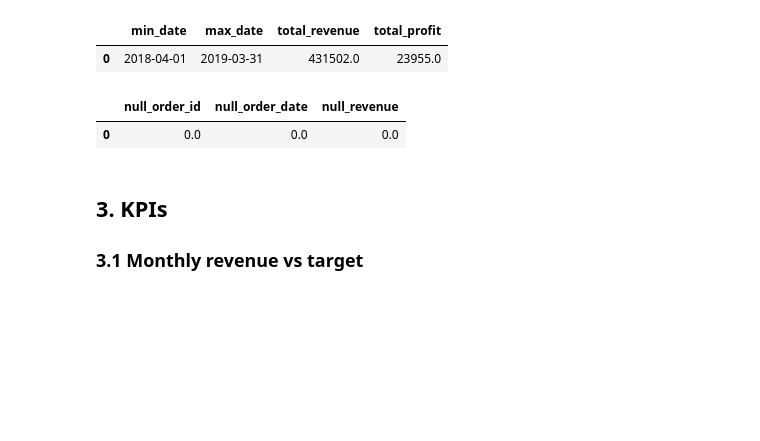
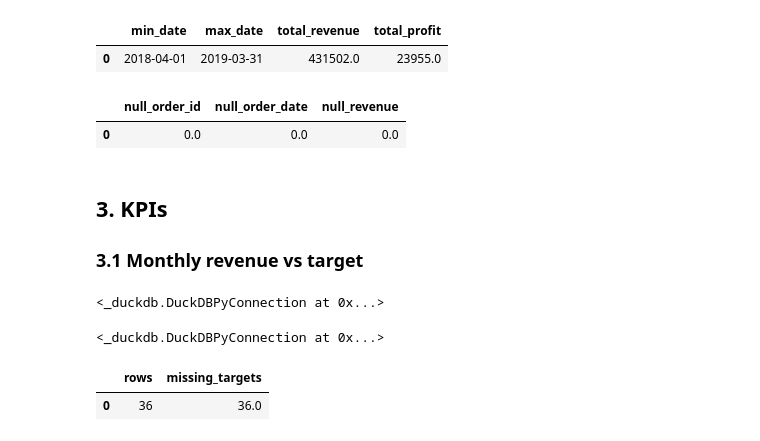
Before and after one commit to eledelaf/E-commerce-Analytics, a Jupyter notebook: portfolio_analysis.ipynb, the cells around one changed output. Saved outputs shown, nothing was run; the diff lists cells and outputs as text; code cells hidden in the pictures; blank space fills up the shorter version.

```diff
--- a/portfolio_analysis.ipynb
+++ b/portfolio_analysis.ipynb
@@ -264,3 +263,49 @@ FROM clean.fact_order_lines;
 ## 3. KPIs
 
 ### 3.1 Monthly revenue vs target
+# %%
+con.execute("""
+CREATE OR REPLACE TABLE clean.kpi_monthly_category AS
+            SELECT order_month,
+            category,
+            SUM(revenue) AS revenue,
+            SUM(profit) AS profit,
+            SUM(quantity) AS units,
+            COUNT(DISTINCT order_id) AS num_orders
+    FROM clean.fact_order_lines
+    GROUP BY order_month, category
+""")
+# %% [output]
+<_duckdb.DuckDBPyConnection at 0x...>
+# %%
+con.execute("""
+CREATE OR REPLACE TABLE clean.kpi_monthly_category_vs_target AS
+        SELECT k.order_month,
+            k.category,
+            k.revenue,
+            k.profit,
+            k.units,
+            k.num_orders,
+            t.target,
+            (k.revenue - t.target) AS variance,
+            CASE
+                WHEN (t.target = 0 OR t.target IS NULL) THEN NULL
+                ELSE (k.revenue - t.target)/t.target
+            END AS variance_percentage
+    FROM clean.kpi_monthly_category k
+        LEFT JOIN stg.sales_target t
+            ON k.order_month = t.month AND k.category = t.category
+
+""")
+# %% [output]
+<_duckdb.DuckDBPyConnection at 0x...>
+# %%
+q("""
+SELECT
+  COUNT(*) AS rows,
+  SUM(CASE WHEN target IS NULL THEN 1 ELSE 0 END) AS missing_targets
+FROM clean.kpi_monthly_category_vs_target;
+""")
+# %% [output]
+|  | rows | missing_targets |
+| 0 | 36 | 36.0 |
```
Also changed, not shown: parts of 3 cells of this notebook, 2 other files.
